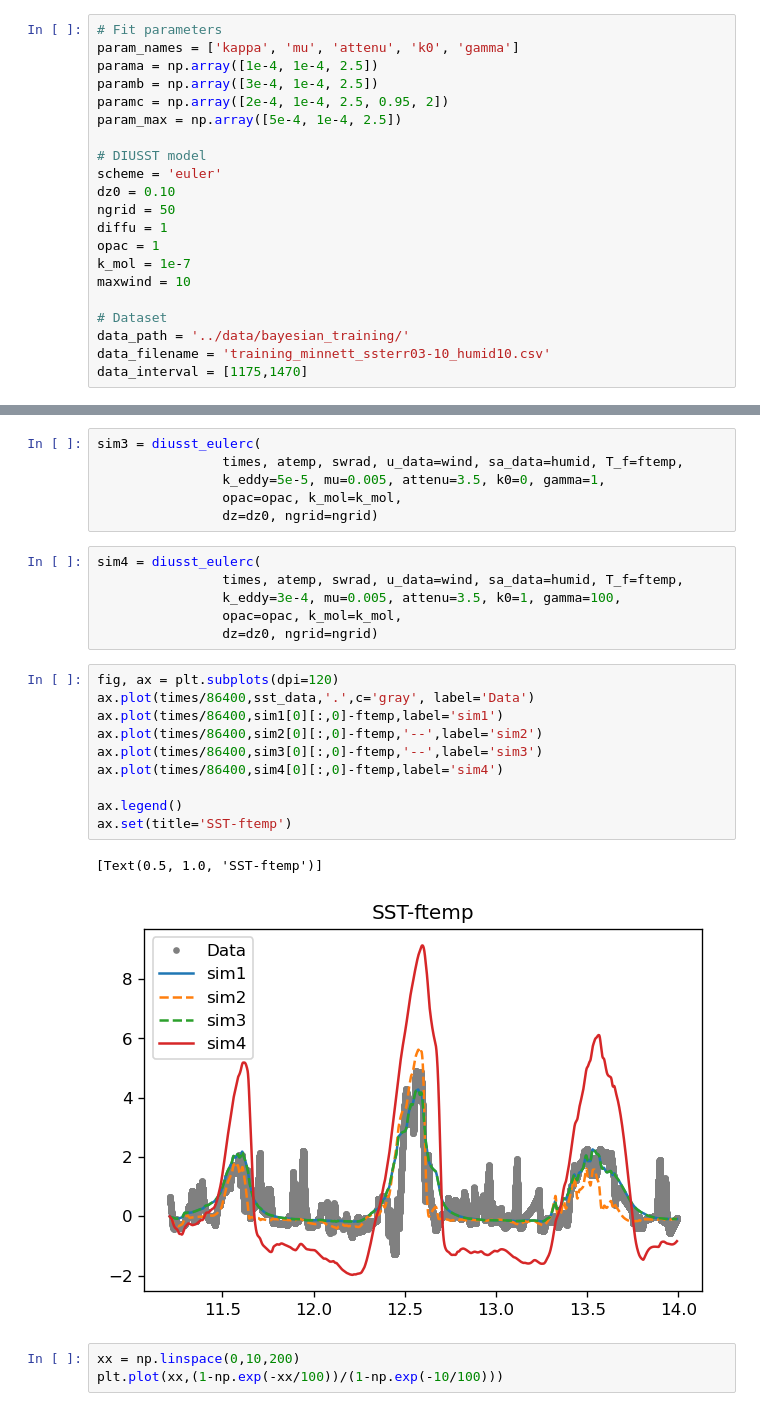
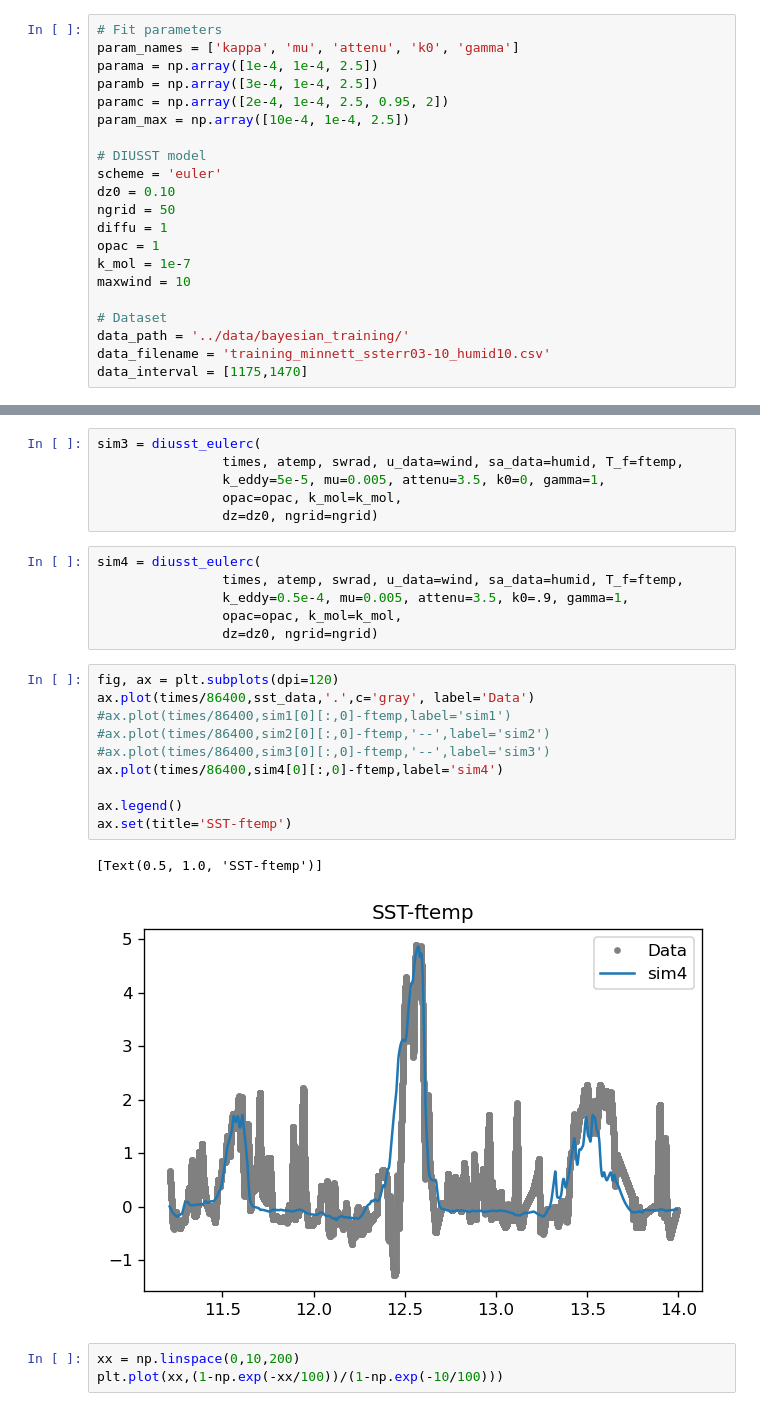
Before and after one commit to reykboerner/diusst, a Jupyter notebook: FINAL/diusst_eul_c.ipynb, the cells around one changed output, grey strips where cells are left out. Drawn from its saved outputs; the diff is of its cells as text.

```diff
--- a/FINAL/diusst_eul_c.ipynb
+++ b/FINAL/diusst_eul_c.ipynb
@@ -22,7 +22,7 @@ param_names = ['kappa', 'mu', 'attenu', 'k0', 'gamma']
 parama = np.array([1e-4, 1e-4, 2.5])
 paramb = np.array([3e-4, 1e-4, 2.5])
 paramc = np.array([2e-4, 1e-4, 2.5, 0.95, 2])
-param_max = np.array([5e-4, 1e-4, 2.5])
+param_max = np.array([10e-4, 1e-4, 2.5])
 
 # DIUSST model
 scheme = 'euler'
@@ -260,22 +260,22 @@ sim3 = diusst_eulerc(
 # %%
 sim4 = diusst_eulerc(
                 times, atemp, swrad, u_data=wind, sa_data=humid, T_f=ftemp,
-                k_eddy=3e-4, mu=0.005, attenu=3.5, k0=1, gamma=100,
+                k_eddy=0.5e-4, mu=0.005, attenu=3.5, k0=.9, gamma=1,
                 opac=opac, k_mol=k_mol,
                 dz=dz0, ngrid=ngrid)
 # %%
 fig, ax = plt.subplots(dpi=120)
 ax.plot(times/86400,sst_data,'.',c='gray', label='Data')
-ax.plot(times/86400,sim1[0][:,0]-ftemp,label='sim1')
-ax.plot(times/86400,sim2[0][:,0]-ftemp,'--',label='sim2')
-ax.plot(times/86400,sim3[0][:,0]-ftemp,'--',label='sim3')
+#ax.plot(times/86400,sim1[0][:,0]-ftemp,label='sim1')
+#ax.plot(times/86400,sim2[0][:,0]-ftemp,'--',label='sim2')
+#ax.plot(times/86400,sim3[0][:,0]-ftemp,'--',label='sim3')
 ax.plot(times/86400,sim4[0][:,0]-ftemp,label='sim4')
 
 ax.legend()
 ax.set(title='SST-ftemp')
 # %% [output]
 [Text(0.5, 1.0, 'SST-ftemp')]
-[figure, old version]
+[figure, new version]
 # %%
 xx = np.linspace(0,10,200)
 plt.plot(xx,(1-np.exp(-xx/100))/(1-np.exp(-10/100)))
```
Also changed, not shown: parts of 2 cells of this notebook, 1 other file.
